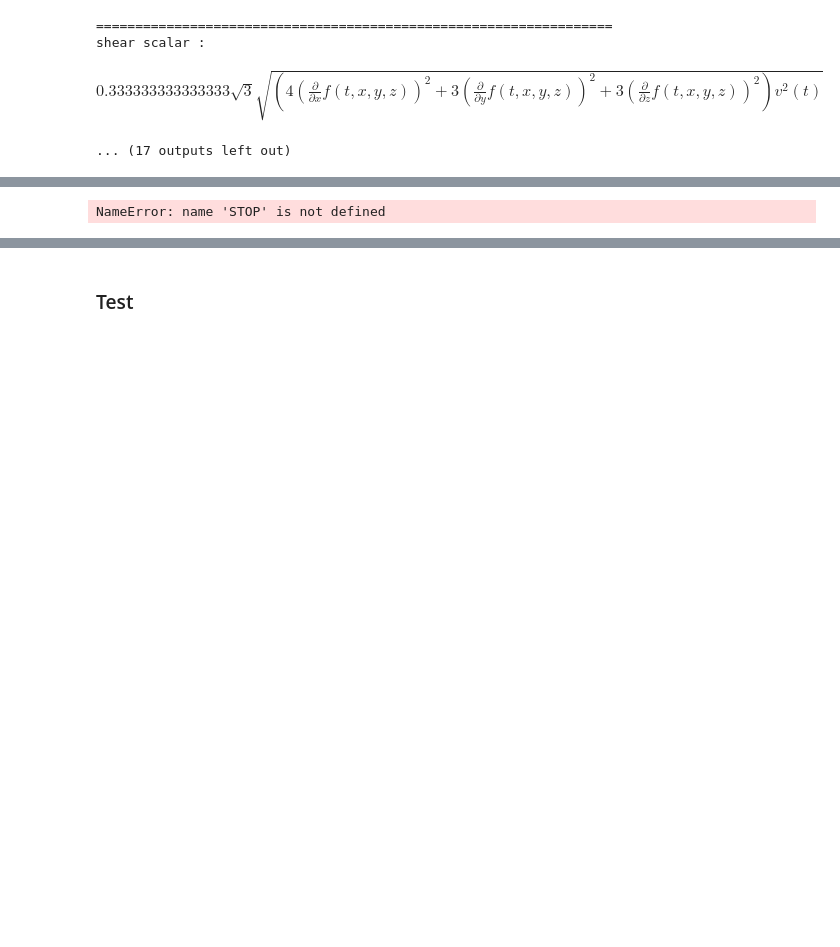
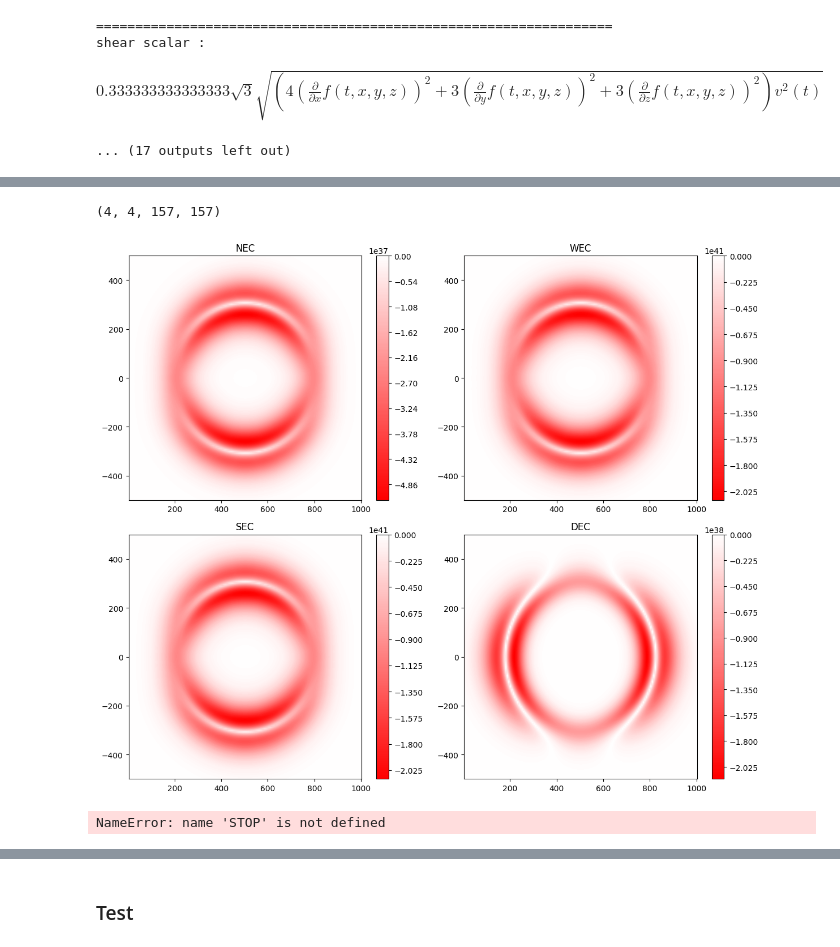
Before and after one commit to nmonnet/Warp-Factory-for-Python, a Jupyter notebook: warp_drive_study.ipynb, the cells around one changed output, grey strips where cells are left out. Cells and saved outputs as stored; diff of their text form; code cells hidden in the pictures; blank space fills up the shorter version.

```diff
--- a/warp_drive_study.ipynb
+++ b/warp_drive_study.ipynb
@@ -1314,7 +1492,7 @@ symbols = [t,x,y,z] #IMPORTANT first symbol must be time
 
 # Define the functions to be input in the metric
 v = sp.Function('v')(t)
-f = sp.Function('f')(t, x, y, z)
+f = sp.Function('f',real=True,positive=True)(t, x, y, z)
 
 v_actual=0.1
 R=300
@@ -1430,4 +1582,0 @@ start_plotting
-# %%
-STOP
-# %% [output]
-NameError: name 'STOP' is not defined
@@ -1446,3 +1583,19 @@ print(f_sympy.free_symbols)
+# %%
+# Define the fixed values
+t_val = 1.6778 * 1e-5 * 299792458
+z_val=0
+# Create a grid for x and y
+x_grid = np.linspace(-500, 500, 157) + 503  # Adjust the range and resolution as needed
+y_grid = np.linspace(-500, 500, 157)
+
+warp_test.display_energy_conditions_2D(space_time_coordinate=[t_val,x_grid,y_grid,z_val],n_grid=10)
+# %% [output]
+(4, 4, 157, 157)
+[figure, added]
+# %%
+STOP
+# %% [output]
+NameError: name 'STOP' is not defined
 # %%
 # Define the fixed values
 t_val = 1.6778 * 1e-5 * 299792458
```
Also changed, not shown: parts of 23 cells of this notebook.
